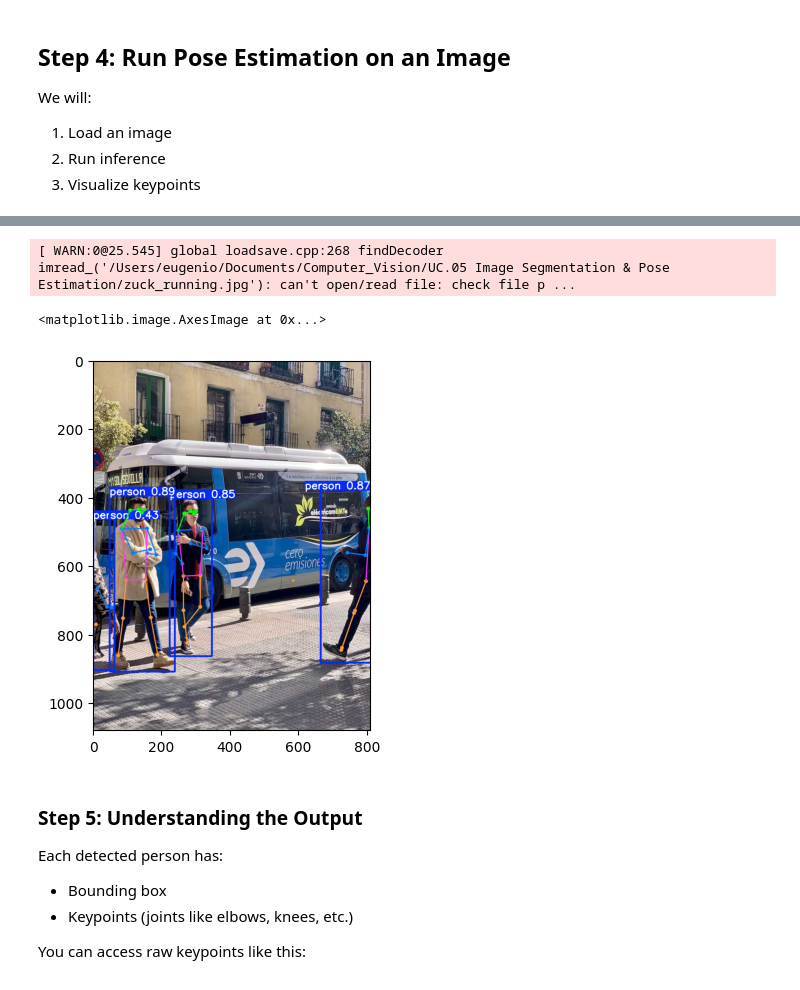
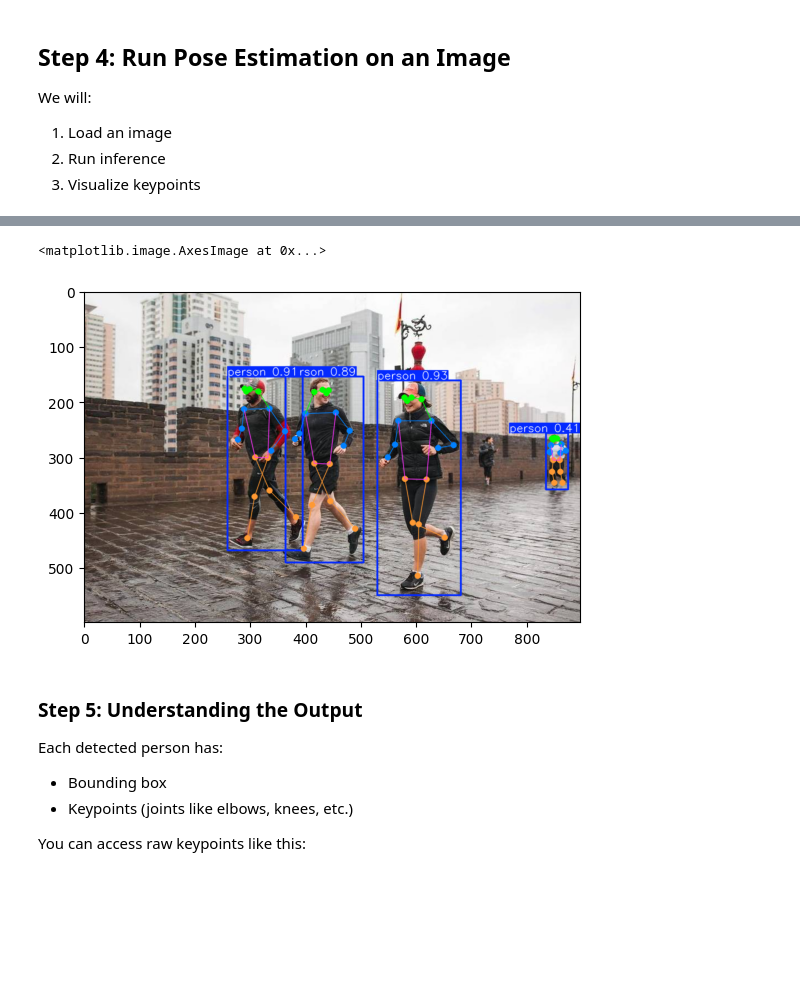
Before and after one commit to eugeniomorocho/ComputerVision, a Jupyter notebook: UC.05 Image Segmentation & Pose Estimation/1. Pose estimation with YOLO.ipynb, the cells around one changed output, grey strips where cells are left out. Saved outputs shown, nothing was run; the diff lists cells and outputs as text; code cells hidden in the pictures; blank space fills up the shorter version.

Commit message:
Update Computer Vision

```diff
--- a/UC.05 Image Segmentation & Pose Estimation/1. Pose estimation with YOLO.ipynb
+++ b/UC.05 Image Segmentation & Pose Estimation/1. Pose estimation with YOLO.ipynb
@@ -108,7 +104,7 @@ We will:
 # %%
 # Define image URL
 #image = 'https://ultralytics.com/images/bus.jpg'  # Example image
-image = cv2.imread('/Users/eugenio/Documents/Computer_Vision/UC.05 Image Segmentation & Pose Estimation/zuck_running.jpg')  # Read image using OpenCV
+image = cv2.imread('/Users/eugenio/Documents/ComputerVision/UC.05 Image Segmentation & Pose Estimation/zuck_running.jpg')  # Read image using OpenCV
 
 # Run inference
 results = model(image)  # Model processes the image and predicts keypoints
@@ -134,6 +127,5 @@ Speed: 1.5ms preprocess, 24.5ms inference, 0.2ms postprocess per image at shape
-[ WARN:0@25.545] global loadsave.cpp:268 findDecoder imread_('/Users/eugenio/Documents/Computer_Vision/UC.05 Image Segmentation & Pose Estimation/zuck_running.jpg'): can't open/read file: check file p ...
+<matplotlib.image.AxesImage at 0x...>
-<matplotlib.image.AxesImage at 0x...>
-[figure, old version]
+[figure, new version]
 # %% [markdown]
 ### **Step 5:** Understanding the Output
 
```
Also changed, not shown: parts of 2 cells of this notebook, 4 other files.
